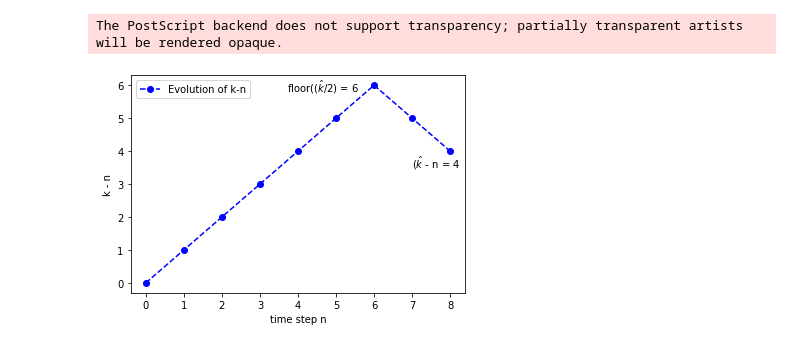
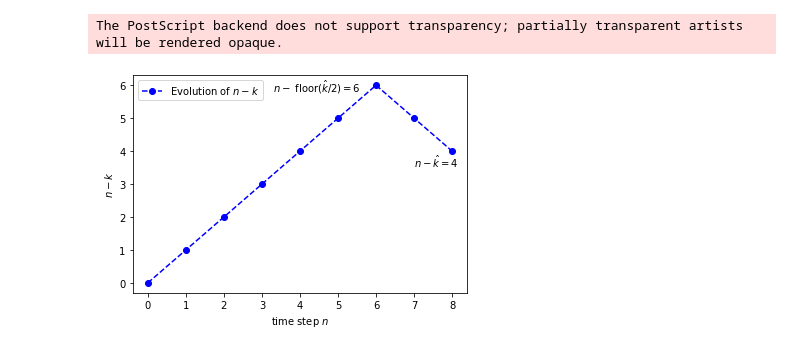
Before and after one commit to akermangeo/NumericalMethods1, a Jupyter notebook: graphs.ipynb, the cells around one changed output. Drawn from its saved outputs; the diff is of its cells as text; code cells hidden in the pictures.

```diff
--- a/graphs.ipynb
+++ b/graphs.ipynb
@@ -2,14 +2,14 @@
 from matplotlib import pyplot as plt
 # %%
 
-plt.plot(list(range(7)) + list(range(5,3,-1)), '--bo', label='Evolution of k-n')
-plt.xlabel("time step n")
-plt.ylabel("k - n")
-plt.annotate("($\hat{k}$ - n = 4", (8, 4), xytext=(7,3.5))
-plt.annotate("floor($(\hat{k}/2)$ = 6", (8, 4), xytext=(3.7,5.8), )
+plt.plot(list(range(7)) + list(range(5,3,-1)), '--bo', label='Evolution of $n-k$')
+plt.xlabel("time step $n$")
+plt.ylabel("$n-k$")
+plt.annotate("$n-\hat{k} = 4$", (8, 4), xytext=(7,3.5))
+plt.annotate("$n-$ floor$(\hat{k}/2) = 6$", (6, 4), xytext=(3.3,5.8), )
 
 plt.legend()
 plt.savefig("shootingFunction.eps")
 # %% [output]
 The PostScript backend does not support transparency; partially transparent artists will be rendered opaque.
-[figure, old version]
+[figure, new version]
```
Also changed, not shown: 2 other files.
